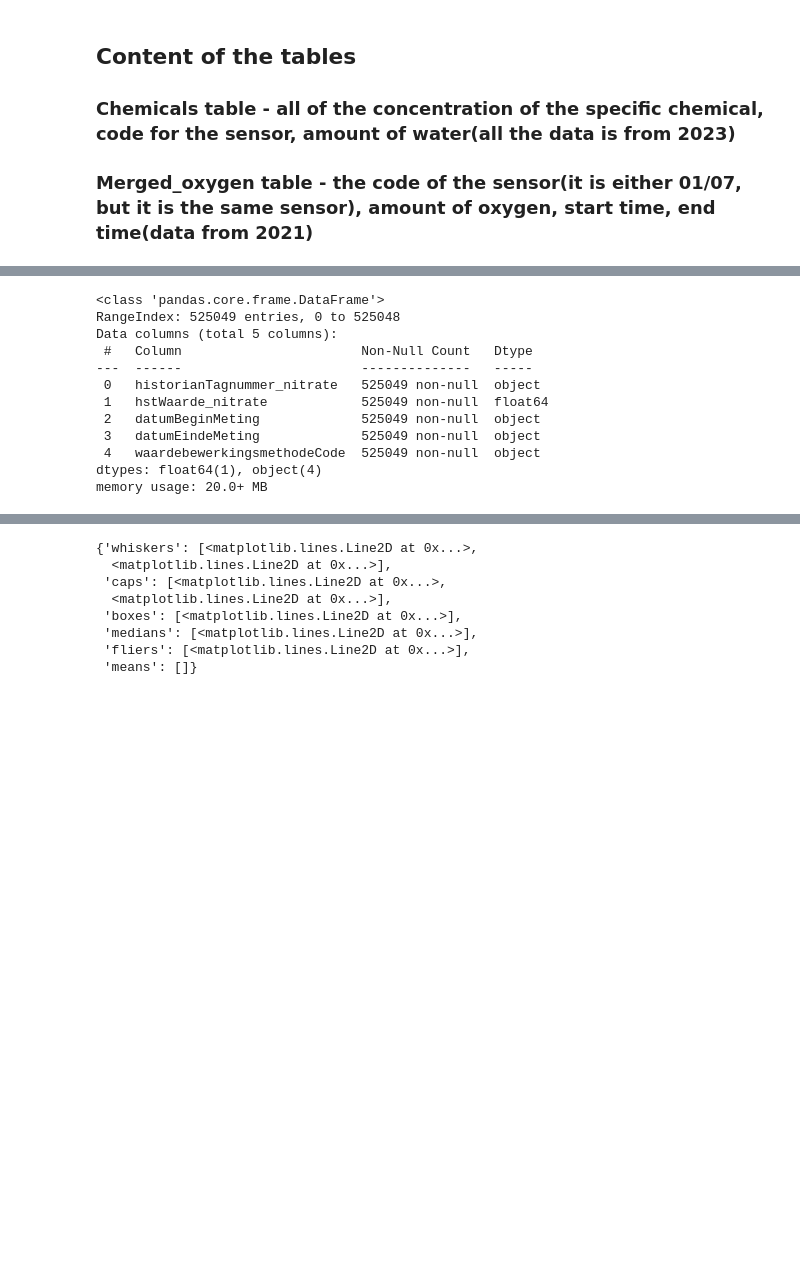
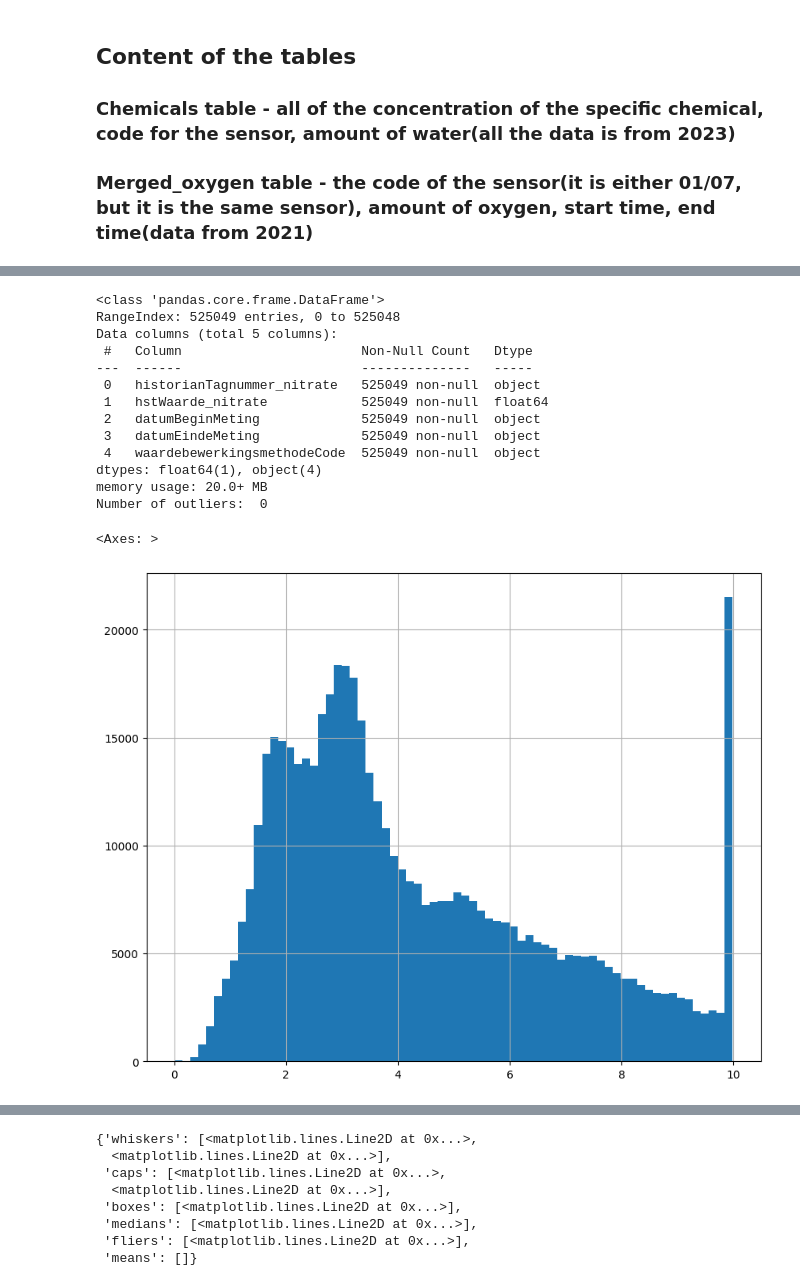
Before and after one commit to georgyHZ/DuskpetalHoppers, a Jupyter notebook: Iteration1.ipynb, the cells around one changed output, grey strips where cells are left out. Drawn from its saved outputs; the diff is of its cells as text; code cells hidden in the pictures; blank space fills up the shorter version.

```diff
--- a/Iteration1.ipynb
+++ b/Iteration1.ipynb
@@ -31,20 +57,27 @@ nitrate = pd.read_parquet('data/Chemical measurements influent 2023_2024/nitrate
 nitrate = nitrate.rename(columns={"hstWaarde": "hstWaarde_nitrate", "historianTagnummer": "historianTagnummer_nitrate"}).reset_index(drop=True)
 nitrate['hstWaarde_nitrate'] = nitrate['hstWaarde_nitrate'].apply(pd.to_numeric, errors='coerce')
 # %%
+outliers_count = count_outliers_iqr(nitrate['hstWaarde_nitrate'])
 nitrate.info()
+print(f"Number of outliers:  {outliers_count}")
+remove_outliers_iqr(nitrate['hstWaarde_nitrate'])
+nitrate['hstWaarde_nitrate'].hist(bins=70, figsize=(10, 8))
 # %% [output]
 <class 'pandas.core.frame.DataFrame'>
 RangeIndex: 525049 entries, 0 to 525048
 Data columns (total 5 columns):
  #   Column                       Non-Null Count   Dtype
 ---  ------                       --------------   -----
  0   historianTagnummer_nitrate   525049 non-null  object
  1   hstWaarde_nitrate            525049 non-null  float64
  2   datumBeginMeting             525049 non-null  object
  3   datumEindeMeting             525049 non-null  object
  4   waardebewerkingsmethodeCode  525049 non-null  object
 dtypes: float64(1), object(4)
 memory usage: 20.0+ MB
+Number of outliers:  0
+<Axes: >
+[figure, added]
 # %%
 phosphate = pd.read_parquet('data/Chemical measurements influent 2023_2024/phosphate_2024.parquet')
 phosphate = phosphate.rename(columns={"hstWaarde": "hstWaarde_phosphate", "historianTagnummer": "historianTagnummer_phosphate"}).reset_index(drop=True)
```
Also changed, not shown: parts of 4 cells of this notebook.
